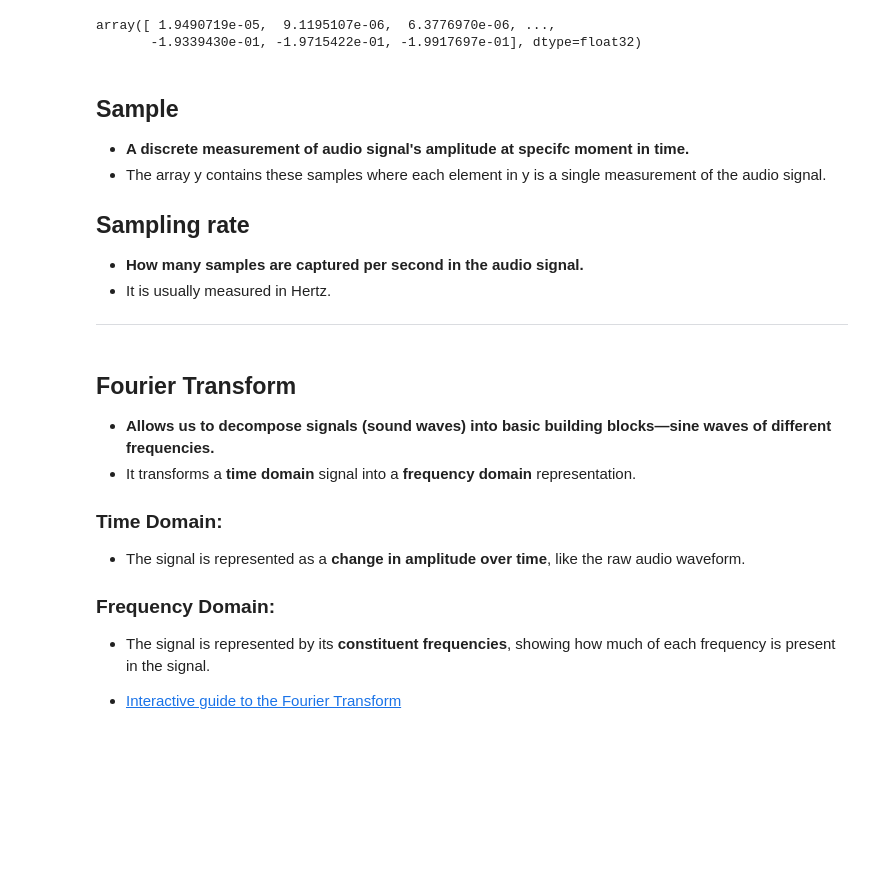
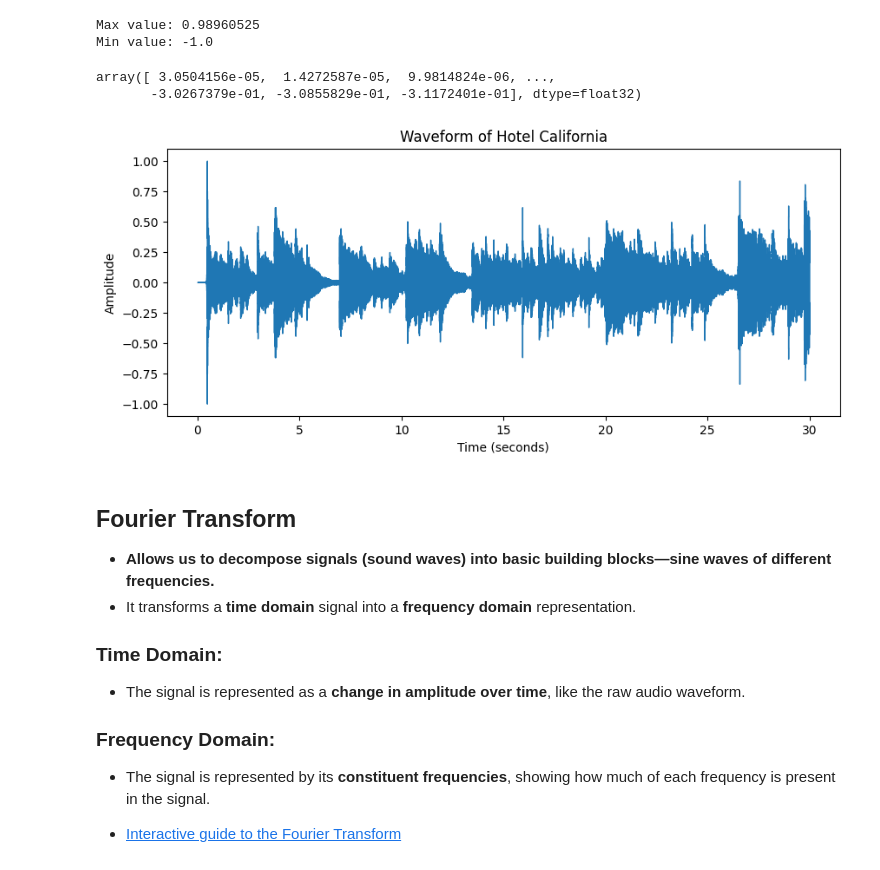
Before and after one commit to Lucas-Dunker/Stem-Separator-AMT, a Jupyter notebook: main.ipynb, the cells around one changed output. Cells and saved outputs as stored; diff of their text form; code cells hidden in the pictures; blank space fills up the shorter version.

Commit message:
some visualization

```diff
--- a/main.ipynb
+++ b/main.ipynb
@@ -6,27 +15,32 @@ import matplotlib.pyplot as plt
 # %%
 
 # Load audio file
-    # y = time series representation of audio
-    # sr = sample rate, None is original sample rate.
+# y = time series representation of audio
+# sr = sample rate, None is original sample rate.
 def load_audio(file_path, duration_sec):
     y, sr = librosa.load(file_path, sr=None, duration=duration_sec)
+    y = y / np.max(np.abs(y)) # Normalize
+    print("Max value:", np.max(y))
+    print("Min value:", np.min(y))
+    return y, sr
 
-    return y, sr
+file_path = r"C:\Users\samar\OneDrive\Documents\CS5100\Project\Sample\Hotel_California.wav" # change this
+y, sr = load_audio(file_path, duration_sec=30)
 y
 # %% [output]
-array([ 1.9490719e-05,  9.1195107e-06,  6.3776970e-06, ...,
-       -1.9339430e-01, -1.9715422e-01, -1.9917697e-01], dtype=float32)
+Max value: 0.98960525
+Min value: -1.0
+array([ 3.0504156e-05,  1.4272587e-05,  9.9814824e-06, ...,
+       -3.0267379e-01, -3.0855829e-01, -3.1172401e-01], dtype=float32)
-# %% [markdown]
-## Sample
-
-- **A discrete measurement of audio signal's amplitude at specifc moment in time.**
-- The array y contains these samples where each element in y is a single measurement of the audio signal.
-
-## Sampling rate
-- **How many samples are captured per second in the audio signal.**
-- It is usually measured in Hertz.
-
----
+# %%
+plt.figure(figsize=(10, 4))
+librosa.display.waveshow(y, sr=sr)
+plt.title('Waveform of Hotel California')
+plt.xlabel('Time (seconds)')
+plt.ylabel('Amplitude')
+plt.show()
+# %% [output]
+[figure, added]
 # %% [markdown]
 ## Fourier Transform
 
```
Also changed, not shown: parts of 11 cells of this notebook.
